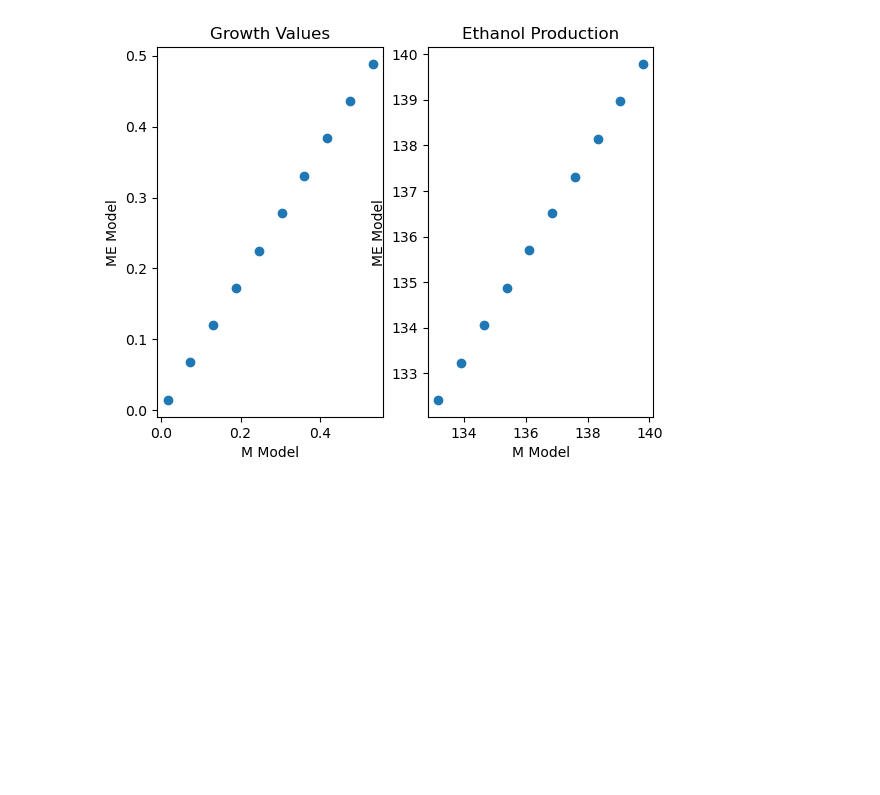
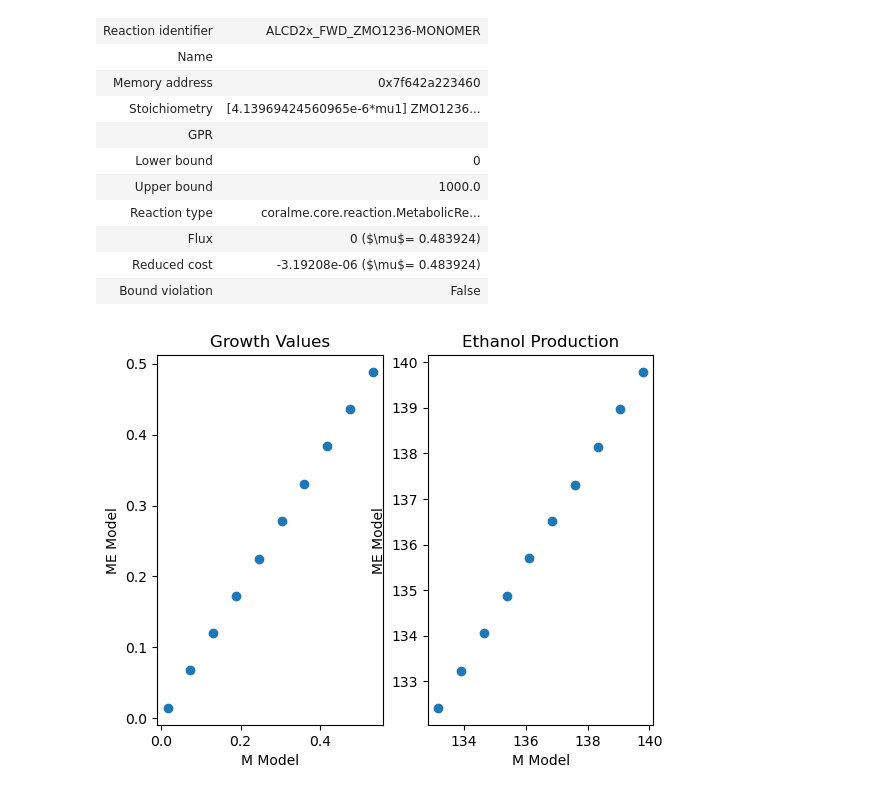
Before and after one commit to sDiegoMart/coralme, a Jupyter notebook: notebooks/2_compare_ME_vs_M.ipynb, the cells around one changed output. Drawn from its saved outputs; the diff is of its cells as text; code cells hidden in the pictures; blank space fills up the shorter version.

```diff
--- a/notebooks/2_compare_ME_vs_M.ipynb
+++ b/notebooks/2_compare_ME_vs_M.ipynb
@@ -32,3 +41,19 @@ M_model = cobra.io.load_json_model(path)
+# %%
+rxns = list(ME_model.metabolites.get_by_id('etoh_c').reactions)
+# %%
+ME_model.reactions.get_by_id(rxns[2].id)
+# %% [output]
+| Reaction identifier | ALCD2x_FWD_ZMO1236-MONOMER |
+| Name |  |
+| Memory address | 0x7f642a223460 |
+| Stoichiometry | [4.13969424560965e-6*mu1] ZMO1236... |
+| GPR |  |
+| Lower bound | 0 |
+| Upper bound | 1000.0 |
+| Reaction type | coralme.core.reaction.MetabolicRe... |
+| Flux | 0 ($\mu$= 0.483924) |
+| Reduced cost | -3.19208e-06 ($\mu$= 0.483924) |
+| Bound violation | False |
 # %%
 # let's set standard starting conditions, taking the more liberal of each
 for rxn in ME_model.reactions:
```
Also changed, not shown: parts of 1 cell of this notebook, 5 other files.
